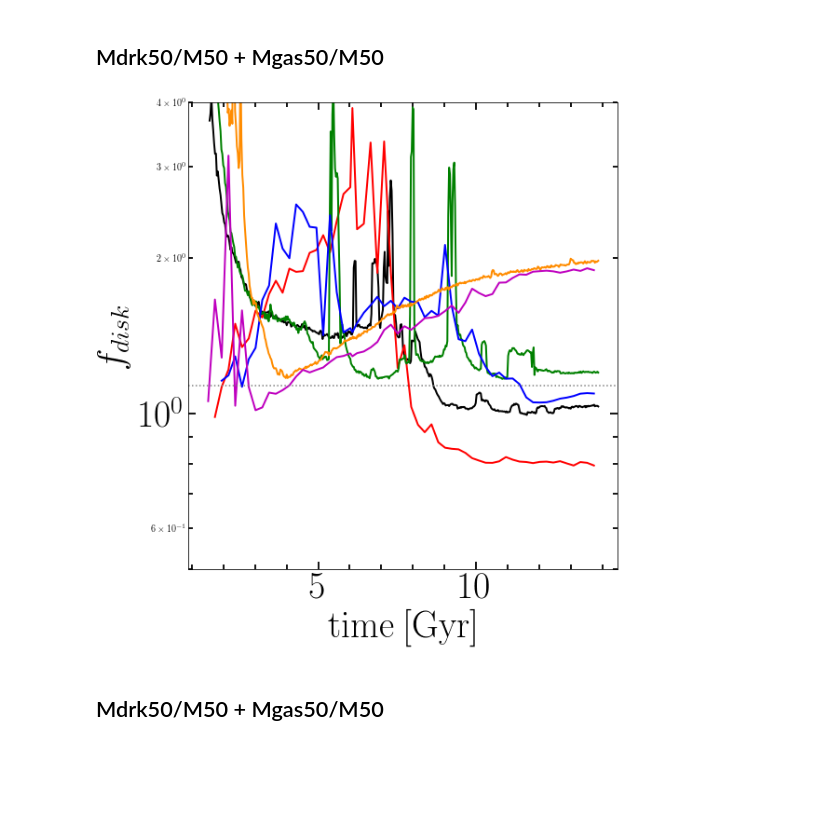
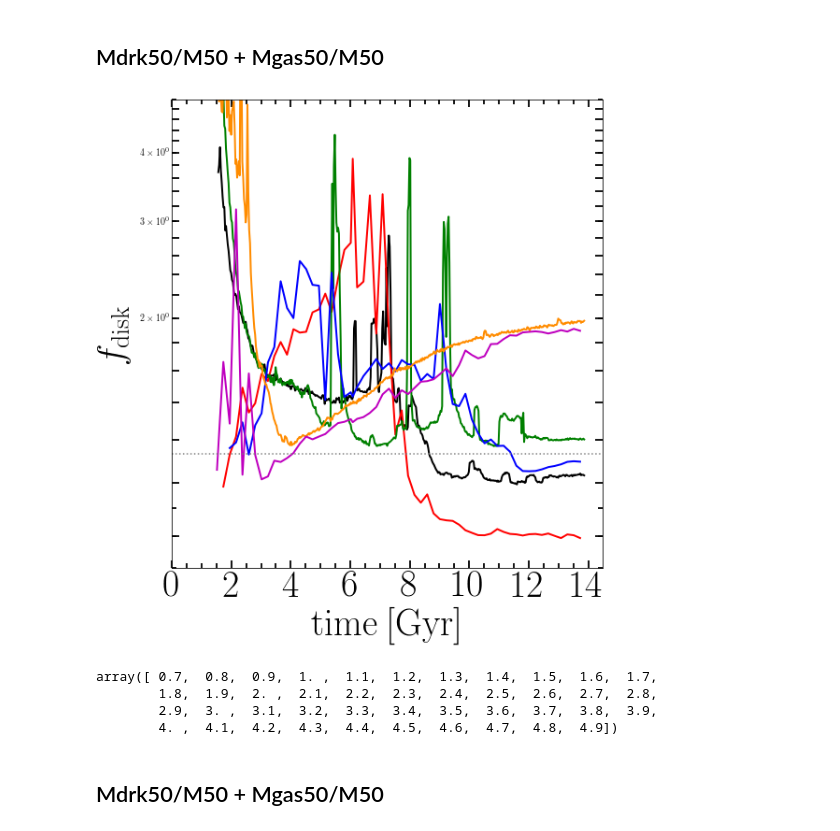
Before and after one commit to ornemarioni/Barras_GdGs, a Jupyter notebook: Barras_Gd/programs/inestabilidad_simulaciones.ipynb, the cells around one changed output. Cells and saved outputs as stored; diff of their text form; code cells hidden in the pictures; blank space fills up the shorter version.

```diff
--- a/Barras_Gd/programs/inestabilidad_simulaciones.ipynb
+++ b/Barras_Gd/programs/inestabilidad_simulaciones.ipynb
@@ -503,39 +503,50 @@ Mtot_M33gs = Mdm50_M33gs/M50_M33gs + Mg50_M33gs/M50_M33gs + 1.
 #-----grafico-----------
 # fig=plt.figure(1,figsize=(16,16))
 # fig.subplots_adjust(bottom=0.08, left =0.2, right = 0.92, top = 0.95, wspace=0., hspace= -0.3)
 from __future__ import unicode_literals
-
 matplotlib.rcParams['text.usetex'] = True
 matplotlib.rcParams['text.latex.unicode'] = True
-import matplotlib.patches as patches
-from matplotlib.colors import LogNorm
+from matplotlib.ticker import ScalarFormatter
 
 
 fig, ax = plt.subplots(nrows=1, ncols=1, figsize=(8, 8), sharex=True, sharey=True)#, sharex=True,
 #                        gridspec_kw = {'height_ratios':[2,1,2,1]})
 fig.subplots_adjust(bottom=0.08, left =0.1, right = 0.90, top = 0.95, wspace=0, hspace= 0)
 
 ax.plot(time_M31gd, Mtot_M31gd/np.sqrt(2.),'-', lw=2, color = 'k')
 ax.plot(time_M31gs, Mtot_M31gs/np.sqrt(2.),'-', lw=2, color = 'r')
 ax.plot(time_MWgd,  Mtot_MWgd/np.sqrt(2.) ,'-', lw=2, color = 'g')
 ax.plot(time_MWgs,  Mtot_MWgs/np.sqrt(2.) ,'-', lw=2, color = 'b')
 ax.plot(time_M33gd, Mtot_M33gd/np.sqrt(2.),'-', lw=2, color = 'darkorange')
 ax.plot(time_M33gs, Mtot_M33gs/np.sqrt(2.),'-', lw=2, color = 'm')
-ax.set_ylim(0.5,4)
+
+ax.set_ylim(0.7,5)
 ax.set_yscale('log')
-ax.set_ylabel(r'$f_{disk}$',fontsize=40)
+ax.set_xticks([0,2,4,6,8,10,12,14])
+ax.set_yticks(np.arange(0.8,5,0.2))
+ax.set_yticklabels([])
+# ax.yaxis.set_major_formatter(ScalarFormatter())
+ax.set_ylabel(r'$f_{\mathrm{disk}}$',fontsize=40)
 ax.set_xlabel(r'$\mathrm{time\:[Gyr]}$',fontsize=40)
 ax.minorticks_on()
 ax.tick_params( labelsize=40)
 ax.tick_params('both', length=5, width=1.8,which='minor', direction='in', right='on',top='on')
 ax.tick_params('both', length=8, width=1.8,which='major', direction='in', right='on',top='on')
 ax.axhline(y=1.6/np.sqrt(2.),ls=':', color='grey')
+
 # plt.legend(framealpha=0.5)
 # fig.savefig('/home/ornela/overleaf/13216980csjxswjndpmj/Barras.pdf', dpi = 100, xxbox_inches='tight')
 # fig.savefig('/home/omarioni/Barras_GdGs/Barras_Gd/_imagenes/Mdrk50Mgas50_time.pdf', dpi = 100, xxbox_inches='tight')
 plt.show()
 # %% [output]
-[figure, old version]
+[figure, new version]
+# %%
+np.arange(0.7,5,0.1)
+# %% [output]
+array([ 0.7,  0.8,  0.9,  1. ,  1.1,  1.2,  1.3,  1.4,  1.5,  1.6,  1.7,
+        1.8,  1.9,  2. ,  2.1,  2.2,  2.3,  2.4,  2.5,  2.6,  2.7,  2.8,
+        2.9,  3. ,  3.1,  3.2,  3.3,  3.4,  3.5,  3.6,  3.7,  3.8,  3.9,
+        4. ,  4.1,  4.2,  4.3,  4.4,  4.5,  4.6,  4.7,  4.8,  4.9])
 # %% [markdown]
 ## Mdrk50/M50 + Mgas50/M50
 # %%
```
Also changed, not shown: 2 other files.
